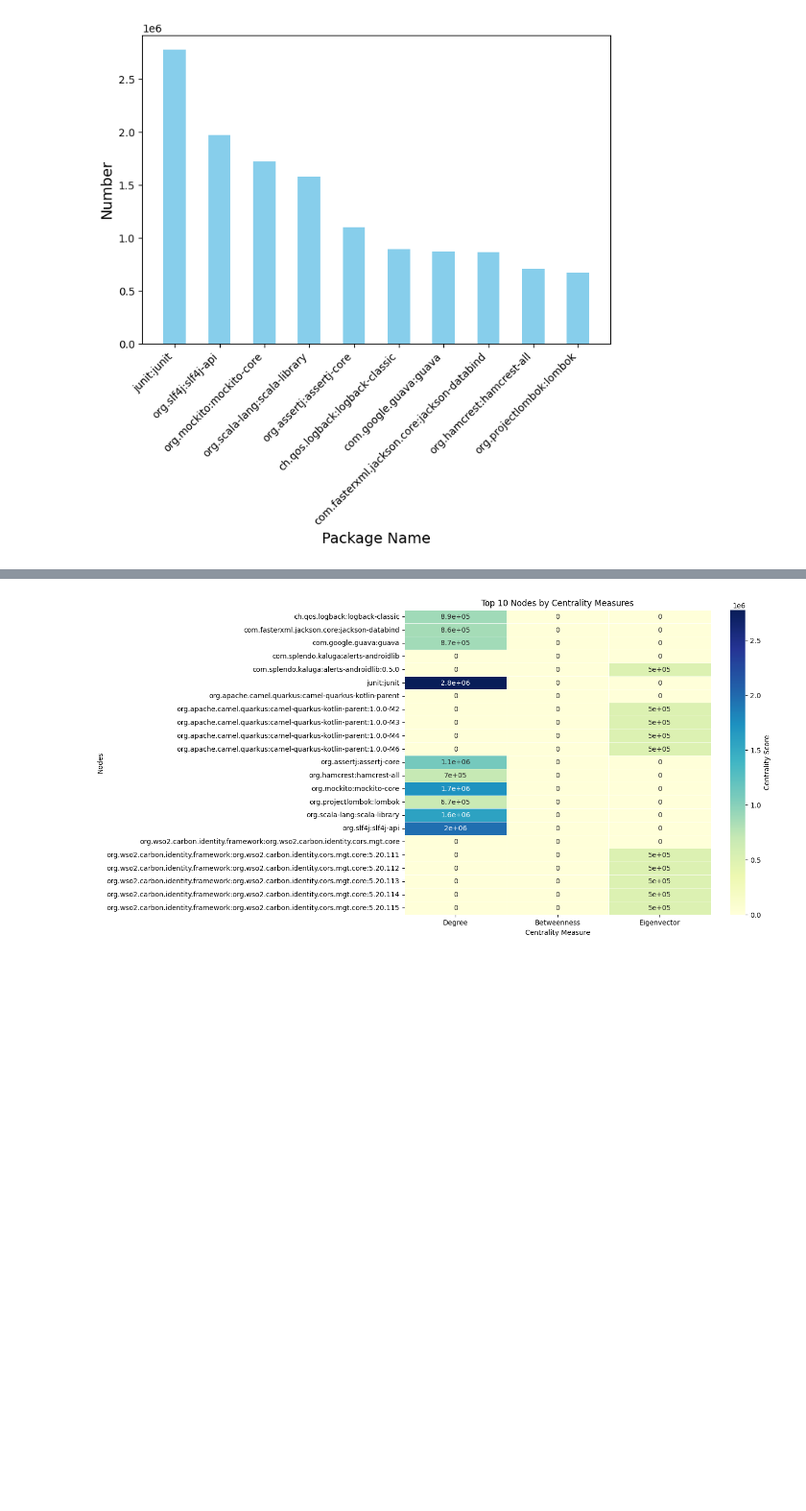
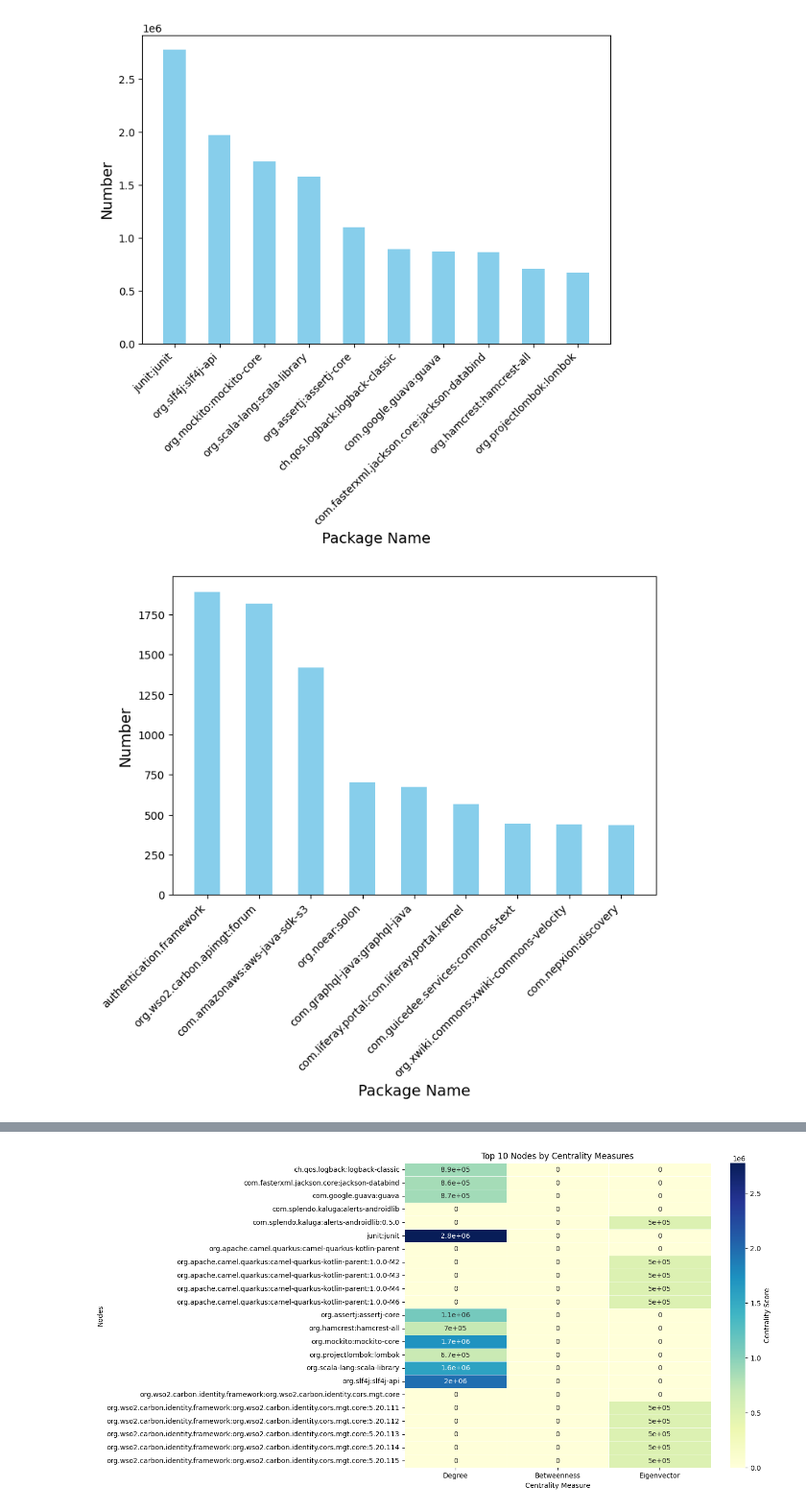
Before and after one commit to Wapiti08/DPAnalyzer, a Jupyter notebook: exp/result_visual.ipynb, the cells around one changed output, grey strips where cells are left out. Shown at 96% size. Drawn from its saved outputs; the diff is of its cells as text; code cells hidden in the pictures; blank space fills up the shorter version.

Commit message:
got right degree nodes

```diff
--- a/exp/graphml_exp.ipynb
+++ b/exp/result_visual.ipynb
@@ -102,6 +102,8 @@ top_between_cel = [('com.splendo.kaluga:alerts-androidlib', 0), ('org.wso2.carbo
 top_eigen_cel = [('org.wso2.carbon.identity.framework:org.wso2.carbon.identity.cors.mgt.core:5.20.111', 0.00017971229167370245), ('org.apache.camel.quarkus:camel-quarkus-kotlin-parent:1.0.0-M4', 0.00017971229167370245), ('org.apache.camel.quarkus:camel-quarkus-kotlin-parent:1.0.0-M3', 0.00017971229167370245), ('org.wso2.carbon.identity.framework:org.wso2.carbon.identity.cors.mgt.core:5.20.113', 0.00017971229167370245), ('org.wso2.carbon.identity.framework:org.wso2.carbon.identity.cors.mgt.core:5.20.112', 0.00017971229167370245), ('org.wso2.carbon.identity.framework:org.wso2.carbon.identity.cors.mgt.core:5.20.115', 0.00017971229167370245), ('org.apache.camel.quarkus:camel-quarkus-kotlin-parent:1.0.0-M2', 0.00017971229167370245), ('org.apache.camel.quarkus:camel-quarkus-kotlin-parent:1.0.0-M6', 0.00017971229167370245), ('org.wso2.carbon.identity.framework:org.wso2.carbon.identity.cors.mgt.core:5.20.114', 0.00017971229167370245), ('com.splendo.kaluga:alerts-androidlib:0.5.0', 0.00017971229167370245)]
 # %%
 # measurement on new dependency graph based on releases
+top_degree_software_cel = [('authentication.framework', 1890), ('org.wso2.carbon.apimgt:forum', 1817), ('com.amazonaws:aws-java-sdk-s3', 1420), ('org.noear:solon', 704), ('com.graphql-java:graphql-java', 673), ('com.liferay.portal:com.liferay.portal.kernel', 568), ('com.guicedee.services:commons-text', 445), ('org.xwiki.commons:xwiki-commons-velocity', 441), ('com.nepxion:discovery', 433)]
+top_degree_release_cel = [('org.opencms:opencms-core:16.0', 196), ('org.opencms:opencms-core:15.0', 196), ('org.opencms:opencms-core:14.0', 192), ('org.opencms:opencms-core:13.0', 189), ('org.opencms:opencms-core:12.0', 187), ('org.apereo.cas:cas-server-webapp:5.3.12.1', 185), ('org.apereo.cas:cas-server-webapp:5.3.11', 185), ('org.apereo.cas:cas-server-webapp:5.3.12', 185), ('org.apereo.cas:cas-server-webapp:5.3.13', 185), ('org.apereo.cas:cas-server-webapp:5.3.15.1', 184)]
 # %%
 import matplotlib.pyplot as plt
 
@@ -139,3 +141,25 @@ plt.subplots_adjust(bottom=0.2)
 plt.show()
 # %% [output]
 [figure]
+# %%
+
+# Extract package names and corresponding values
+packages, values = zip(*top_degree_software_cel)
+
+# Create the bar chart
+plt.figure(figsize=(8, 6))
+plt.bar(packages, values, color='skyblue', width=0.5)
+
+# Rotate x-axis labels for better readability
+plt.xticks(rotation=45, ha='right')
+
+# Add titles and labels
+# plt.title('Top Degree Centrality of Packages', fontsize=14)
+plt.xlabel('Package Name', fontsize=14)
+plt.ylabel('Number', fontsize=14)
+
+# Show the plot
+plt.subplots_adjust(bottom=0.2)
+plt.show()
+# %% [output]
+[figure, added]
```
Also changed, not shown: parts of 1 cell of this notebook, 6 other files.
